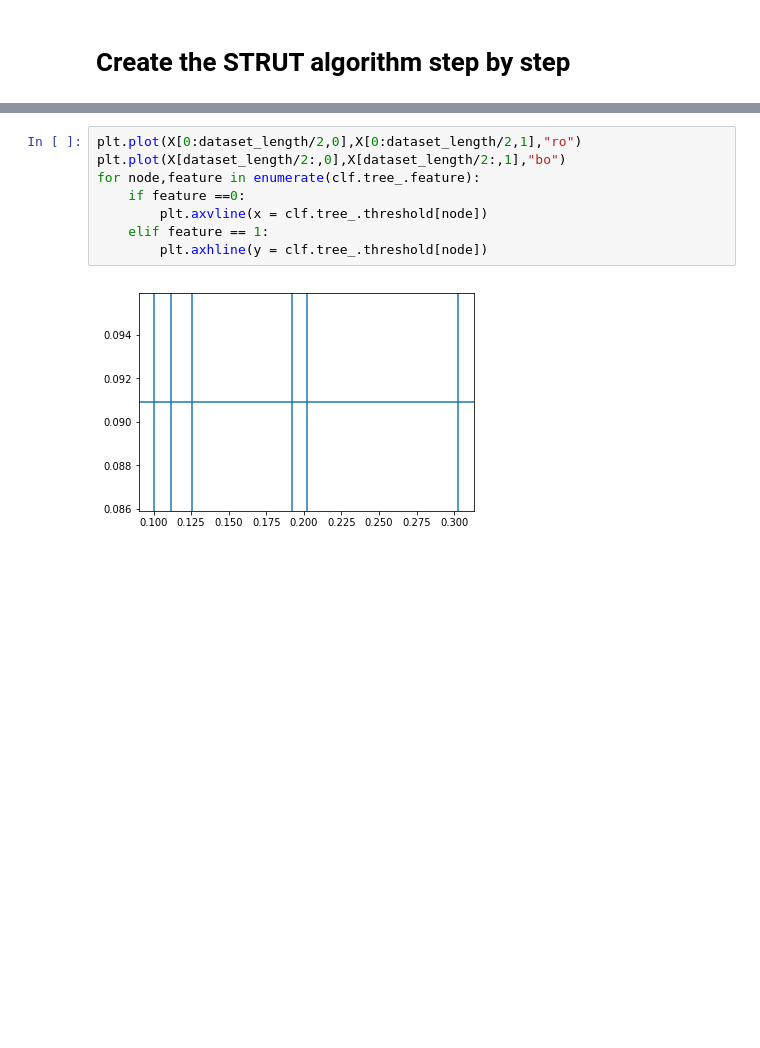
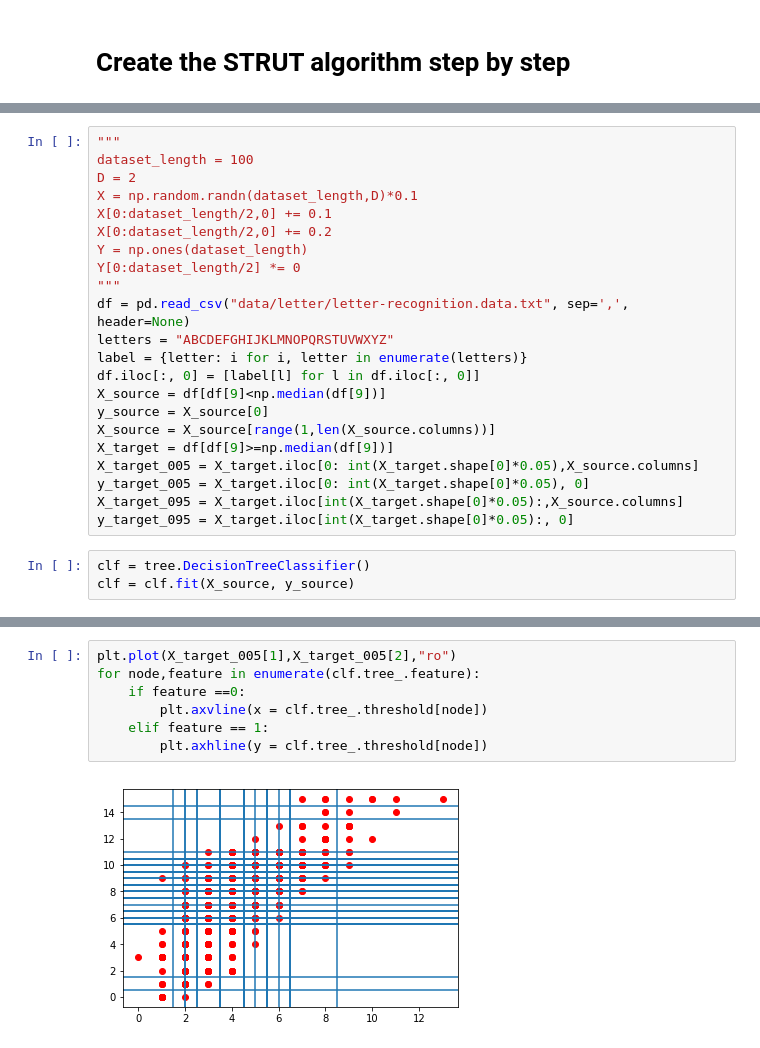
Before and after one commit to MLMDA4TL/RF_tests, a Jupyter notebook: small_tests.ipynb, the cells around one changed output, grey strips where cells are left out. Drawn from its saved outputs; the diff is of its cells as text; blank space fills up the shorter version.

Commit message:
solve problems with unreachable tree STRUT

```diff
--- a/small_tests.ipynb
+++ b/small_tests.ipynb
@@ -414 +407,26 @@ clf = clf.fit(X, Y)
+# %%
+"""
+dataset_length = 100
+D = 2
+X = np.random.randn(dataset_length,D)*0.1
+X[0:dataset_length/2,0] += 0.1
+X[0:dataset_length/2,0] += 0.2
+Y = np.ones(dataset_length)
+Y[0:dataset_length/2] *= 0
+"""
+df = pd.read_csv("data/letter/letter-recognition.data.txt", sep=',', header=None)
+letters = "ABCDEFGHIJKLMNOPQRSTUVWXYZ"
+label = {letter: i for i, letter in enumerate(letters)}
+df.iloc[:, 0] = [label[l] for l in df.iloc[:, 0]]
+X_source = df[df[9]<np.median(df[9])]
+y_source = X_source[0]
+X_source = X_source[range(1,len(X_source.columns))]
+X_target = df[df[9]>=np.median(df[9])]
+X_target_005 = X_target.iloc[0: int(X_target.shape[0]*0.05),X_source.columns]
+y_target_005 = X_target.iloc[0: int(X_target.shape[0]*0.05), 0]
+X_target_095 = X_target.iloc[int(X_target.shape[0]*0.05):,X_source.columns]
+y_target_095 = X_target.iloc[int(X_target.shape[0]*0.05):, 0]
+# %%
+clf = tree.DecisionTreeClassifier()
+clf = clf.fit(X_source, y_source)
 # %%
@@ -467,13 +496,12 @@ old leaf
 # %%
-plt.plot(X[0:dataset_length/2,0],X[0:dataset_length/2,1],"ro")
-plt.plot(X[dataset_length/2:,0],X[dataset_length/2:,1],"bo")
+plt.plot(X_target_005[1],X_target_005[2],"ro")
 for node,feature in enumerate(clf.tree_.feature):
     if feature ==0:
         plt.axvline(x = clf.tree_.threshold[node])
     elif feature == 1:
         plt.axhline(y = clf.tree_.threshold[node])
 # %% [output]
-[figure, old version]
+[figure, new version]
 # %%
 import graphviz
 dot_data = tree.export_graphviz(clf, out_file=None,
```
Also changed, not shown: parts of 18 cells of this notebook, 2 other files.
